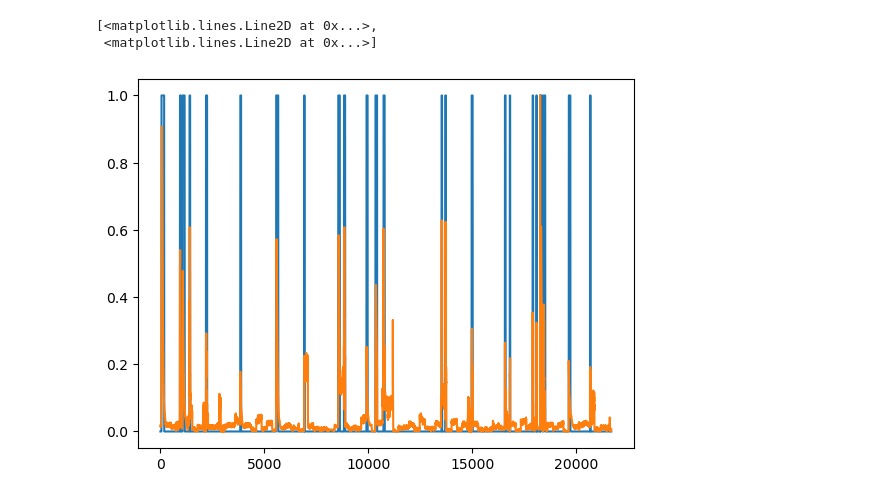
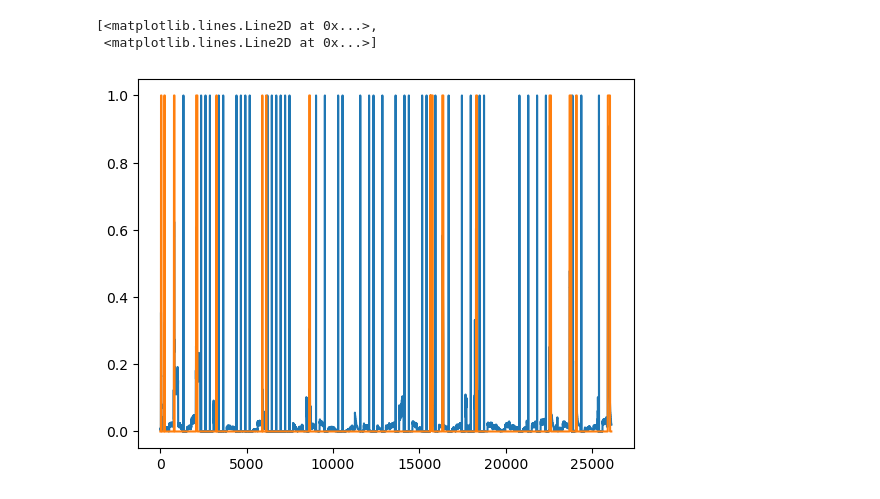
Before and after one commit to luciusgibbons/FIRE-Project, a Jupyter notebook: LSTM/LSTM.ipynb, the cells around one changed output. Saved outputs shown, nothing was run; the diff lists cells and outputs as text; code cells hidden in the pictures.

```diff
--- a/LSTM/LSTM.ipynb
+++ b/LSTM/LSTM.ipynb
@@ -12,18 +12,53 @@ random.seed(4) #for reproducability
 chunk_size = 256 #configure as needed
-# %%
-#pull dataframe, shuffle in chunks
-
-df = pd.read_csv('processed.csv', chunksize=chunk_size, iterator=True) #df is now a TextFileReader dtype
-
-allchunks = [pd.DataFrame(chunk) for chunk in df] #the df is now a list of smaller dfs, each as big as chunk_size
-random.shuffle(allchunks) #shuffle the list
-sdf = pd.concat(allchunks, ignore_index=True) #put it back together, fix index
-
-plt.plot(sdf.index, sdf['Fire'], sdf['1.0 std'])
-# %% [output]
-[<matplotlib.lines.Line2D at 0x...>,
- <matplotlib.lines.Line2D at 0x...>]
-[figure, removed]
+# %%
+def Linear_Scale(dataframe, column): #normal absolute max normalization
+    dataframe[column] = (dataframe[column] - dataframe[column].min()) / (dataframe[column].max() - dataframe[column].min())
+
+def Z_norm(dataframe, column): #see z-score normalization, better for outlier detection
+    dataframe[column] = (dataframe[column] - dataframe[column].mean()) / dataframe[column].std()
+
+def dfsplitter(dflist):
+    percent70 = int(len(dflist) * 0.7)
+    percent20 = int(len(dflist) * 0.2)
+
+    first70 = dflist[0 : percent70]
+    next20 = dflist[percent70 : percent70 + percent20]
+    last10 = dflist[percent70 + percent20 : ]
+    return(first70, next20, last10)
+
+def combine_and_shuffle(list1, list2):
+    dflist = list1 + list2
+    random.shuffle(dflist)
+    return pd.concat(dflist, ignore_index=True)
+# %%
+random.seed(5)
+
+df = pd.read_csv('processed.csv', chunksize=chunk_size, iterator=True) #df is now a TextFileReader dtype
+allchunks = [pd.DataFrame(chunk) for chunk in df]
+random.shuffle(allchunks)
+
+empty = pd.read_csv('empty.csv', chunksize=chunk_size, iterator=True)
+allempties = []
+
+for chunk in empty:
+    chunk.loc[chunk.sample(frac=0.004, random_state=2).index, columns_for_train] = 5996
+    for column in columns_for_train:
+        Z_norm(chunk, column)
+        Linear_Scale(chunk, column)
+    allempties.append(pd.DataFrame(chunk))
+
+
+first70, next20, last10 = dfsplitter(allchunks)
+empty70, empty20, empty10 = dfsplitter(allempties)
+
+final70 = combine_and_shuffle(first70, empty70)
+final20 = combine_and_shuffle(next20, empty20)
+final10 = combine_and_shuffle(last10, empty10)
+plt.plot(final70.index[:], final70['1.0 std'][:], final70['Fire'][:])
+# %% [output]
+[<matplotlib.lines.Line2D at 0x...>,
+ <matplotlib.lines.Line2D at 0x...>]
+[figure, added]
 # %%
 #reshaping dataframe, pull X and y
 columns_for_train = ['1.0 std','2.5 std', '10 std'] #choose what to train on
```
Also changed, not shown: parts of 4 cells of this notebook, 3 other files.
